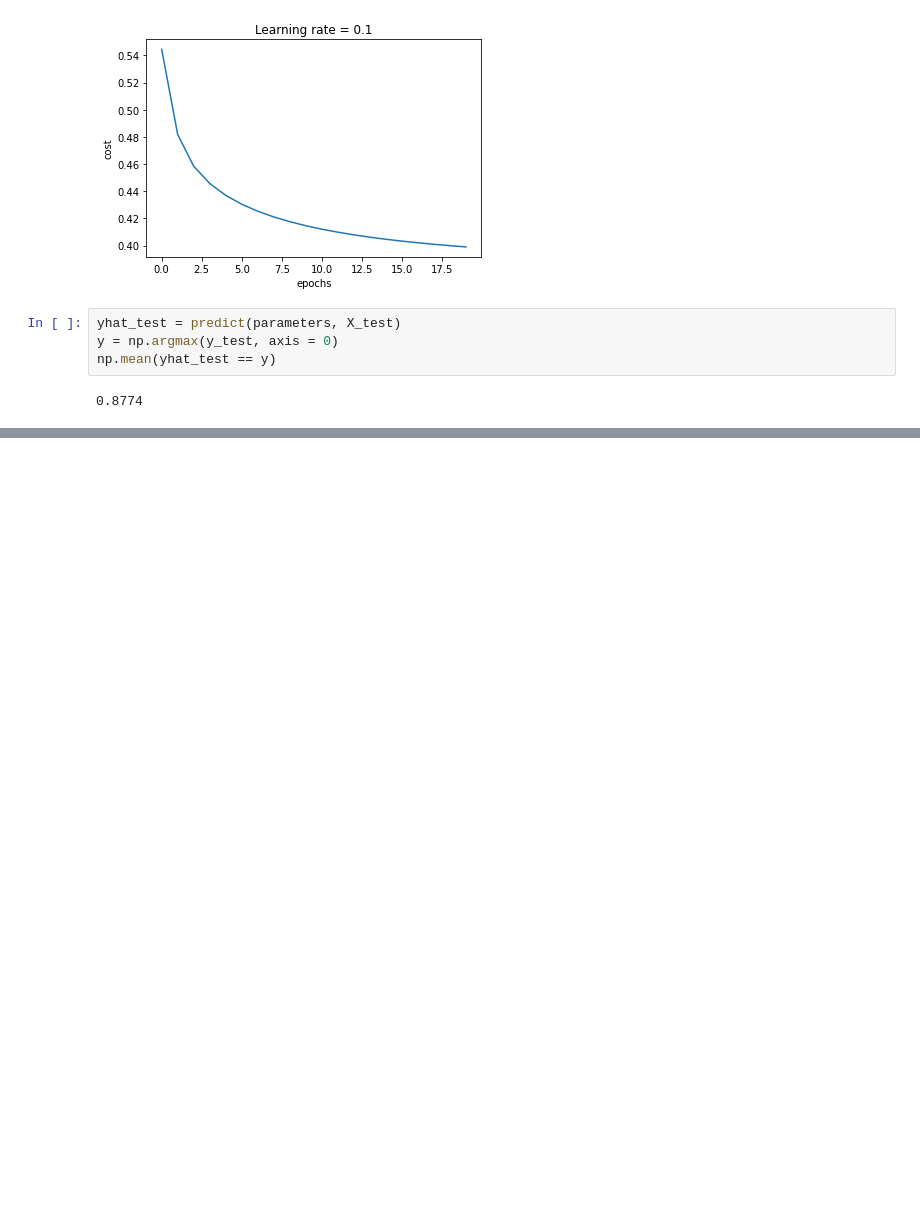
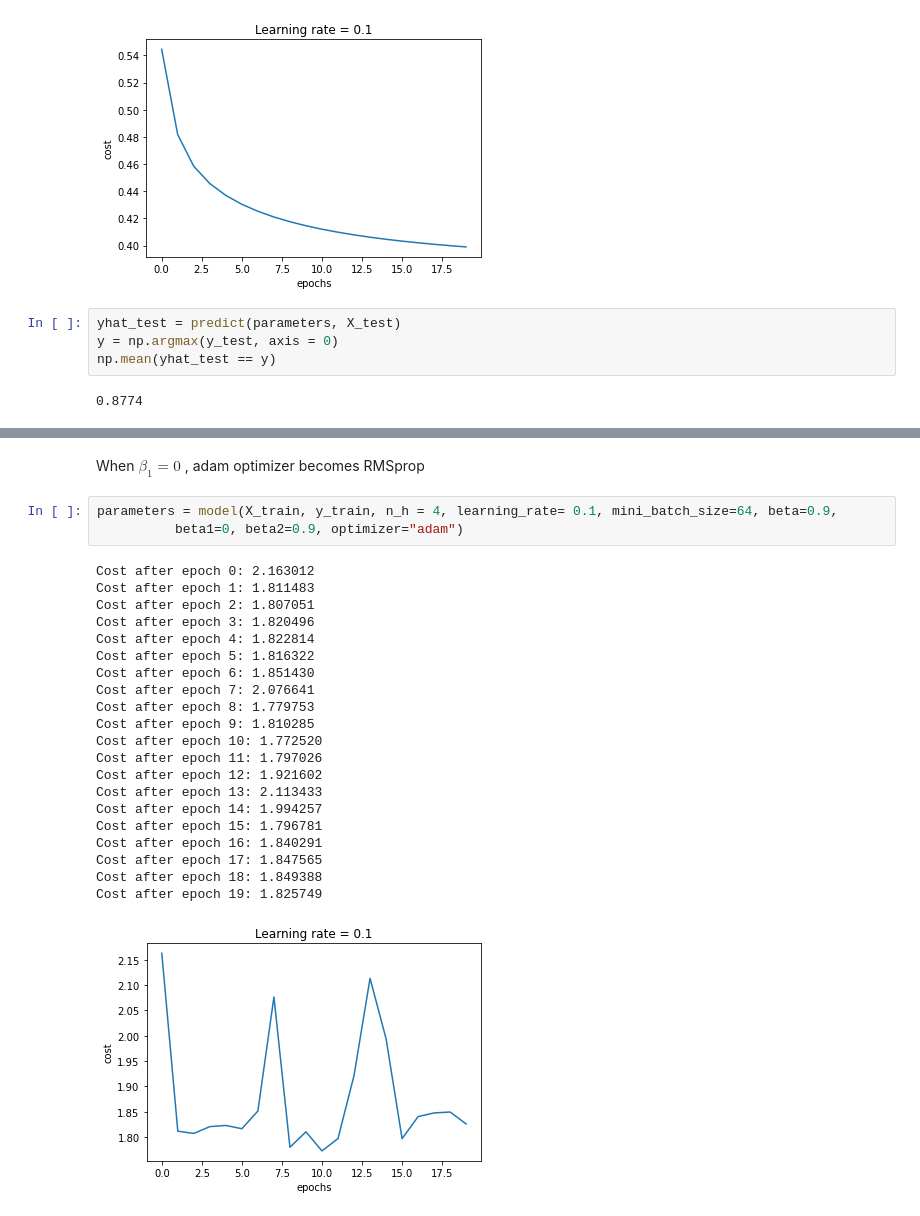
Before and after one commit to happyrabbit/IntroDataScience, a Jupyter notebook: Python/MINST_with_one_hidden_layer.ipynb, the cells around one changed output, grey strips where cells are left out. Saved outputs shown, nothing was run; the diff lists cells and outputs as text; blank space fills up the shorter version.

```diff
--- a/Python/MINST_with_one_hidden_layer.ipynb
+++ b/Python/MINST_with_one_hidden_layer.ipynb
@@ -538,0 +860,27 @@ np.mean(yhat_test == y)
+# %% [markdown]
+When $\beta_1 = 0$ , adam optimizer becomes RMSprop
+# %%
+parameters = model(X_train, y_train, n_h = 4, learning_rate= 0.1, mini_batch_size=64, beta=0.9,
+          beta1=0, beta2=0.9, optimizer="adam")
+# %% [output]
+Cost after epoch 0: 2.163012
+Cost after epoch 1: 1.811483
+Cost after epoch 2: 1.807051
+Cost after epoch 3: 1.820496
+Cost after epoch 4: 1.822814
+Cost after epoch 5: 1.816322
+Cost after epoch 6: 1.851430
+Cost after epoch 7: 2.076641
+Cost after epoch 8: 1.779753
+Cost after epoch 9: 1.810285
+Cost after epoch 10: 1.772520
+Cost after epoch 11: 1.797026
+Cost after epoch 12: 1.921602
+Cost after epoch 13: 2.113433
+Cost after epoch 14: 1.994257
+Cost after epoch 15: 1.796781
+Cost after epoch 16: 1.840291
+Cost after epoch 17: 1.847565
+Cost after epoch 18: 1.849388
+Cost after epoch 19: 1.825749
+[figure, added]
```
Also changed, not shown: parts of 28 cells of this notebook.
